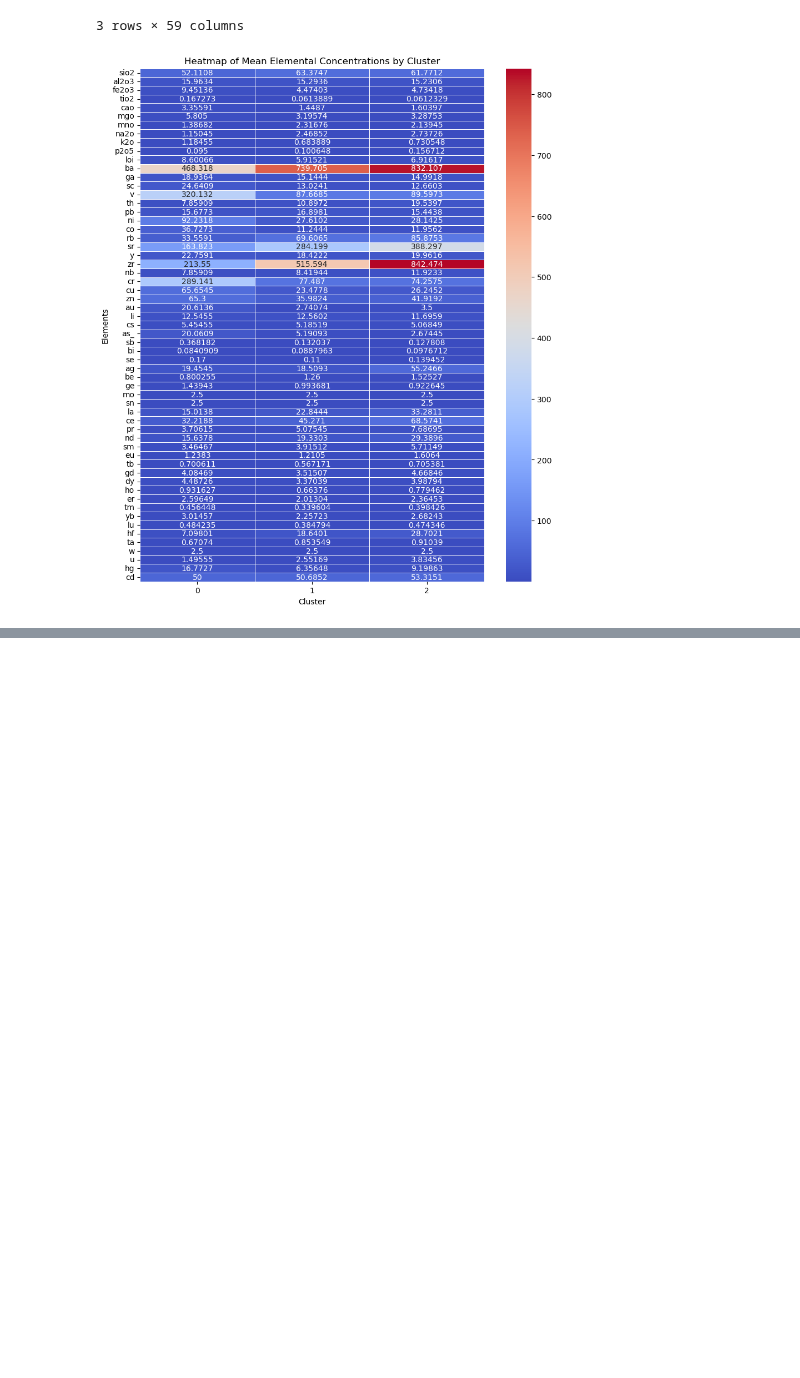
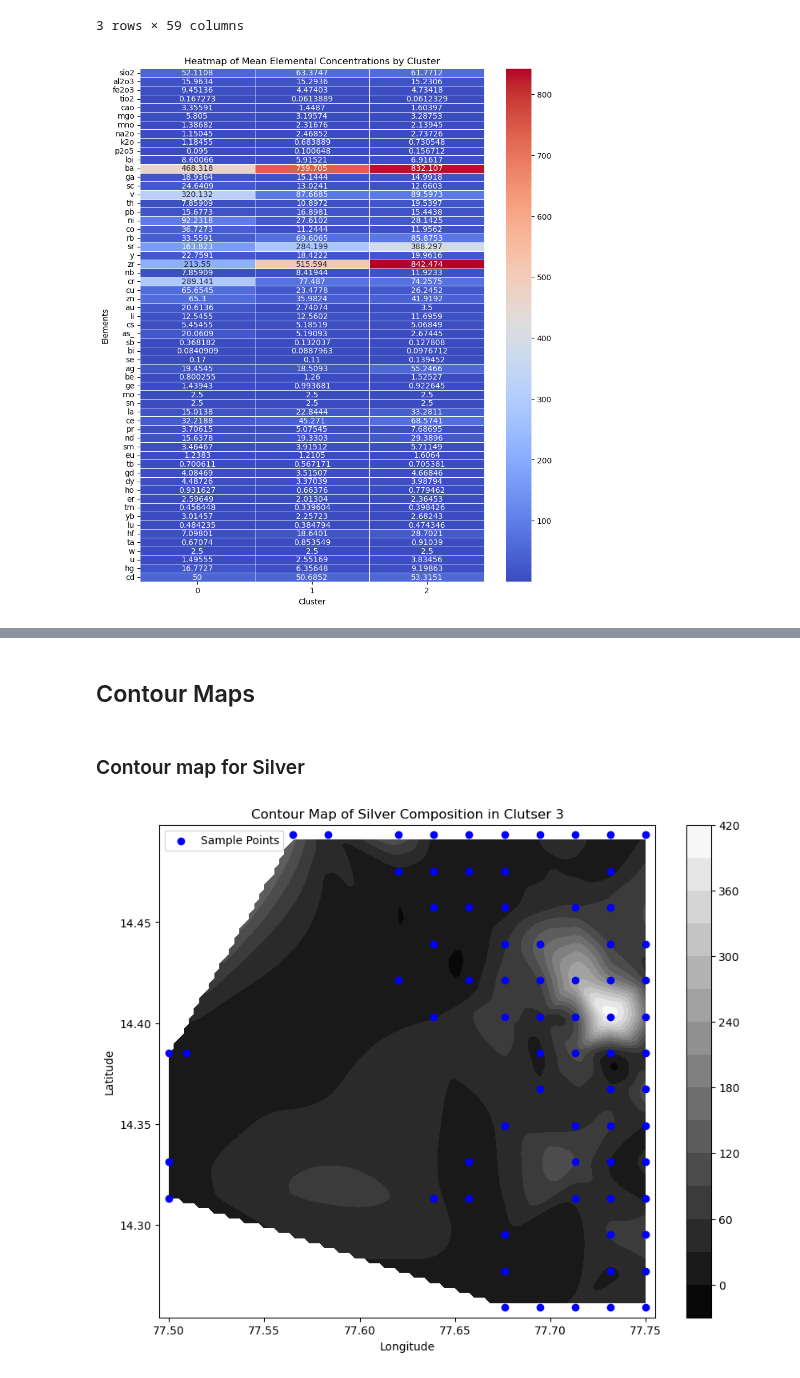
Before and after one commit to Ashish-Sasna/CMT-GSC-AI, a Jupyter notebook: Stream Sediment Analysis.ipynb, the cells around one changed output, grey strips where cells are left out. Cells and saved outputs as stored; diff of their text form; code cells hidden in the pictures; blank space fills up the shorter version.

```diff
--- a/Stream Sediment Analysis.ipynb
+++ b/Stream Sediment Analysis.ipynb
@@ -177,0 +194,4 @@ elem_clstr_df
+# %%
+clstr2_df = str_sed_data[str_sed_data['cluster'] == 2][['gid', 'longitude', 'latitude'] + list(clstr2_elem_df.columns) + ['cluster']]
+clstr2_df.reset_index(inplace=True, drop='index')
+clstr2_df.head()
@@ -177,0 +205,45 @@ elem_clstr_df
+# %% [markdown]
+## Contour Maps
+# %% [markdown]
+### Contour map for Silver
+# %%
+min_lat_limit = min(clstr2_df['latitude']) - 0.005
+max_lat_limit = max(clstr2_df['latitude']) + 0.005
+min_long_limit = min(clstr2_df['longitude']) - 0.005
+max_long_limit = max(clstr2_df['longitude']) + 0.005
+# %%
+element = 'ag'
+
+grid_x, grid_y = np.mgrid[
+    min_long_limit:max_long_limit:100j,  # 100j specifies 100 points in grid
+    min_lat_limit:max_lat_limit:100j
+]
+
+# Grid interpolation
+grid_z = griddata(
+    (clstr2_df['longitude'], clstr2_df['latitude']),
+    clstr2_df[element],
+    (grid_x, grid_y),
+    method='cubic'  # 'cubic' for smoother contour lines
+)
+# %%
+# Plotting
+plt.figure(figsize=(10, 8))
+cp = plt.contourf(grid_x,
+                  grid_y,
+                  grid_z,
+                  levels=15,
+                  cmap='gray')  # contour map
+
+plt.colorbar(cp)  # add colorbar
+plt.title(f'Contour Map of Silver Composition in Clutser 3')
+plt.xlabel('Longitude')
+plt.ylabel('Latitude')
+plt.scatter(clstr2_df['longitude'],
+            clstr2_df['latitude'],
+            color='blue',
+            label='Sample Points')  # data points
+plt.legend()
+plt.show()
+# %% [output]
+[figure, added]
```
Also changed, not shown: parts of 20 cells of this notebook, 6 other files.
